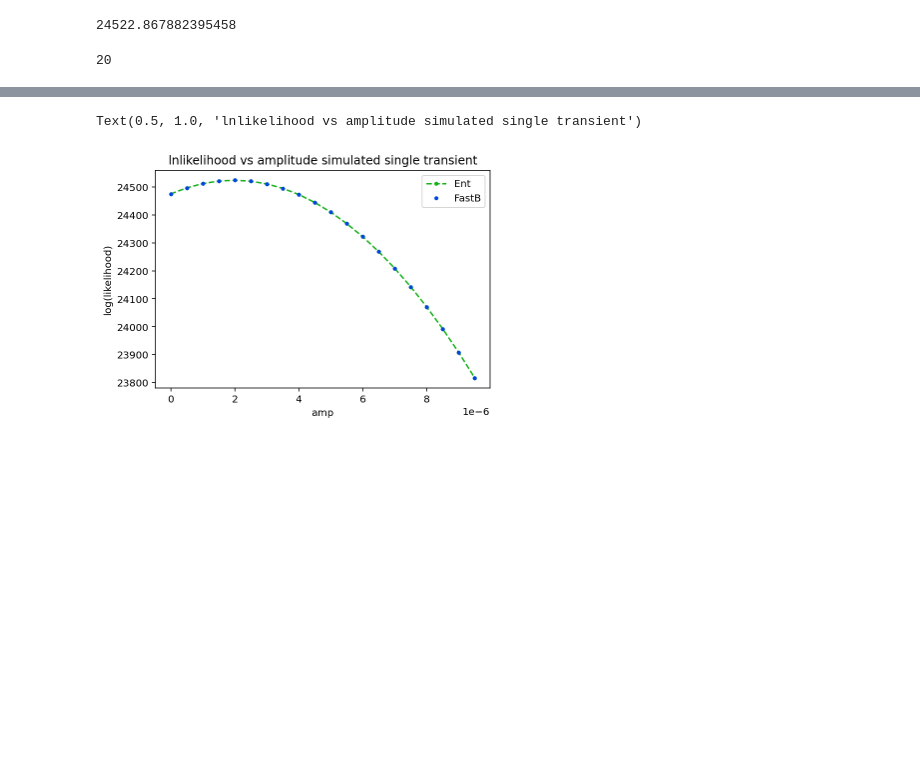
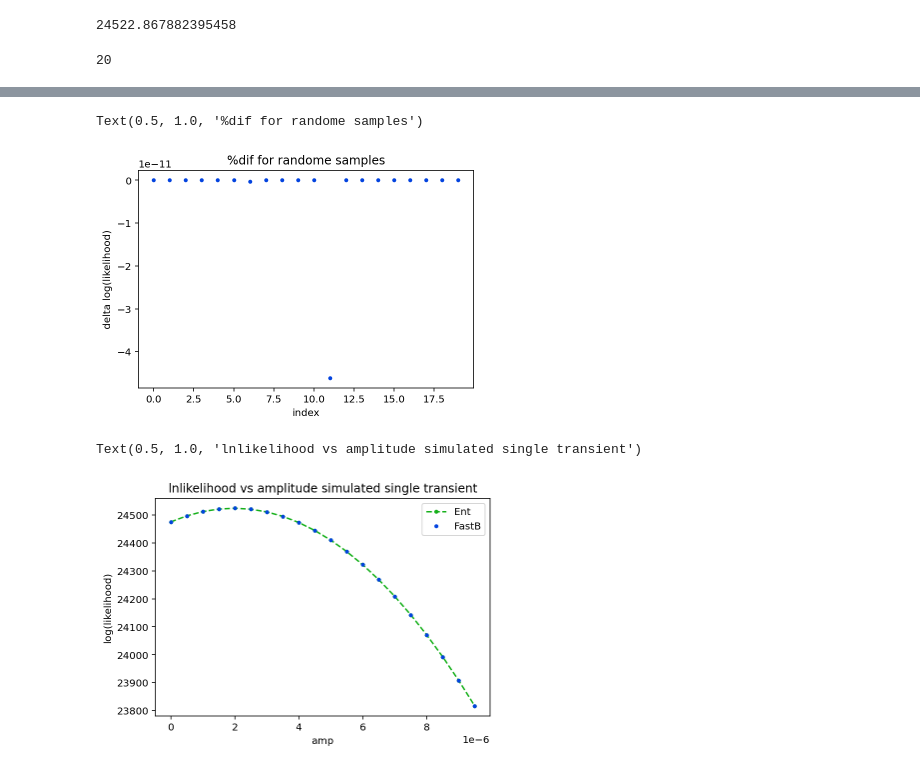
Before and after one commit to JacobATaylor/QuickBurst, a Jupyter notebook: Likelihood_tests.ipynb, the cells around one changed output, grey strips where cells are left out. Drawn from its saved outputs; the diff is of its cells as text; code cells hidden in the pictures; blank space fills up the shorter version.

```diff
--- a/Likelihood_tests.ipynb
+++ b/Likelihood_tests.ipynb
@@ -392,3 +414,13 @@ adding in resres_logdet 24474.698495254295
+# %%
+plt.plot(log_L_Fast/log_L_Ent - 1, ls='', marker='.', color='xkcd:blue')
+#plt.gca().axhline(0.1, ls='--', color='xkcd:green')
+plt.xlabel("index")
+plt.ylabel("delta log(likelihood)")
+plt.title('%dif for randome samples')
+#plt.savefig('/home/reyna/BayesHopperBurst/testing plots/simulated_Multi_transient_precentDif.png')
+# %% [output]
+Text(0.5, 1.0, '%dif for randome samples')
+[figure, added]
 # %%
 plt.plot(amplitudes, log_L_Ent, ls='--', marker='.', color='xkcd:green', label = 'Ent')
 plt.plot(amplitudes, log_L_Fast, ls='', marker='.', color='xkcd:blue', label = 'FastB')
```
Also changed, not shown: parts of 30 cells of this notebook, 1 other file.
